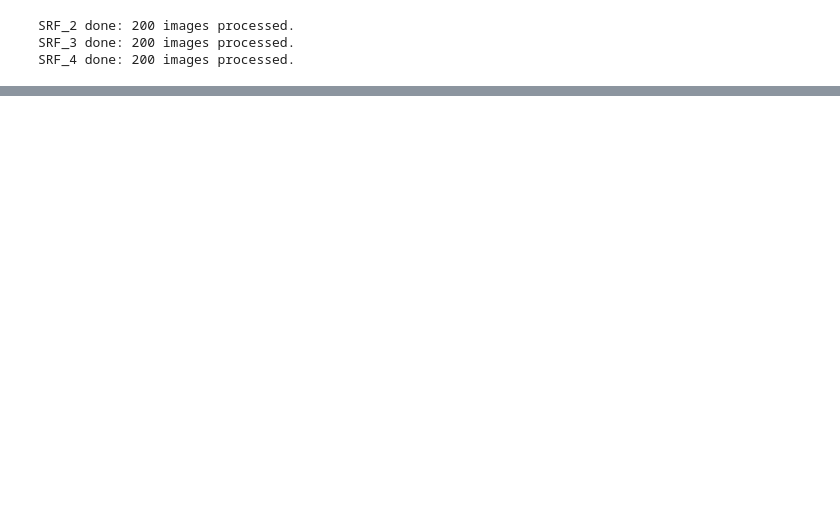
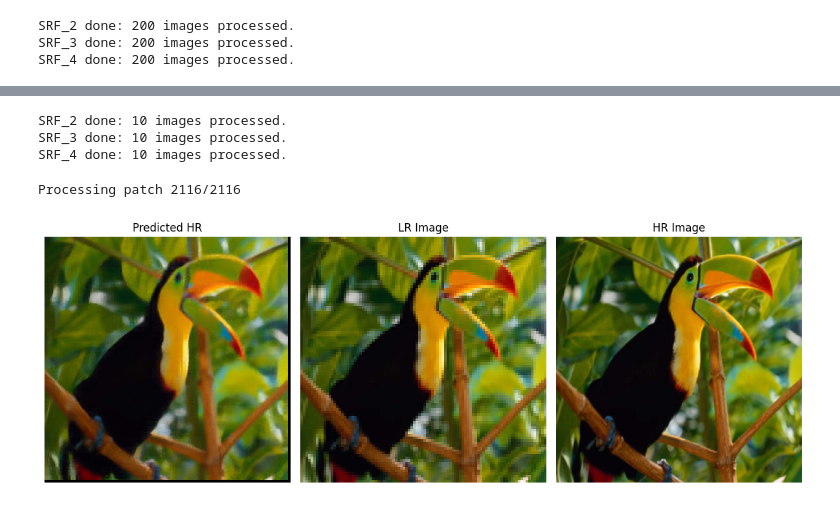
Before and after one commit to caoTayTang/image_super_resolution_traditional_cv, a Jupyter notebook: notebooks/experiments_ml_patch.ipynb, the cells around one changed output, grey strips where cells are left out. Cells and saved outputs as stored; diff of their text form; code cells hidden in the pictures; blank space fills up the shorter version.

```diff
--- a/notebooks/experiments_ml_patch.ipynb
+++ b/notebooks/experiments_ml_patch.ipynb
@@ -57,0 +33,39 @@ LR patch 0 shape: (5, 5, 3)
+# %%
+# tách tập target img thành 2 folder lr và hr
+target_dir = '../data/jbhuang0604 SelfExSR master data/Set5'
+target_output_dir = ['../data/target_lr', '../data/target_hr']
+utils.img_classify(target_dir, target_output_dir)
+# %% [output]
+SRF_2 done: 10 images processed.
+SRF_3 done: 10 images processed.
+SRF_4 done: 10 images processed.
+# %%
+# chia patch cho ảnh target lr, hr k xài tới
+lr_img_path = '../data/target_lr/LR_x3/img_002_SRF_3_LR.png'
+LR_patches, target_LR_features_patches, target_lr_y_mean = ml_patch.extract_patches_per_image(lr_img_path, hr_img_path=None, scale=2, patch_size=5, overlap=0.5)
+# %%
+LR_features_patches = np.load('../data/YIQ_patches/LR_features_patches_x3.npy')
+HR_centered_patches = np.load('../data/YIQ_patches/HR_centered_patches_x3.npy')
+
+predicted_HR_patches = []
+
+knn_model, feat_vectors = ml_patch.build_knn_idx(LR_features_patches, k=5)
+
+"""
+1. Duyệt qua từng patch của ảnh target LR
+2. Với mỗi patch, tìm k patch lân cận gần nhất trong tập training
+3. Tính trọng số w dựa trên patch LR mục tiêu và các patch lân cận
+4. Áp dụng trọng số w vào các patch HR tương ứng để dự đoán patch HR
+5. Lưu patch HR đã dự đoán vào danh sách predicted_HR_patches
+"""
+for i, patch in enumerate(target_LR_features_patches):
+    print(f'Processing patch {i+1}/{len(target_LR_features_patches)}', end='\r')
+    distances, indices = ml_patch.query_knn(knn_model, feat_vectors=feat_vectors, query_feat=patch, k=5)
+    neighbor_vecs = feat_vectors[indices]
+    w = ml_patch.compute_weights(patch, neighbor_vecs, epsilon=1e-6)
+    neighbor_hr_patches = HR_centered_patches[indices]
+    lr_y_mean = target_lr_y_mean[i]
+    predicted_HR_patch = ml_patch.map_hr_patches(neighbor_hr_patches, w, lr_y_mean)
+    predicted_HR_patches.append(predicted_HR_patch)
+# %% [output]
+Processing patch 2116/2116
@@ -57,0 +104,31 @@ LR patch 0 shape: (5, 5, 3)
+# %%
+# đọc lr image
+lr_img = cv2.imread(lr_img_path, cv2.IMREAD_COLOR)
+lr_img = cv2.cvtColor(lr_img, cv2.COLOR_BGR2RGB)
+
+# expected hr image
+hr_img = cv2.imread('../data/target_hr/HR_x3/img_002_SRF_3_HR.png', cv2.IMREAD_COLOR)
+hr_img = cv2.cvtColor(hr_img, cv2.COLOR_BGR2RGB)
+
+# tạo figure với 1 hàng, 2 cột
+fig, axes = plt.subplots(1, 3, figsize=(12, 6))  # 1 row, 2 columns
+
+# ảnh Predicted HR
+axes[0].imshow(predicted_HR_img)
+axes[0].set_title('Predicted HR')
+axes[0].axis('off')
+
+# ảnh LR
+axes[1].imshow(lr_img)
+axes[1].set_title('LR Image')
+axes[1].axis('off')
+
+# ảnh HR
+axes[2].imshow(hr_img)
+axes[2].set_title('HR Image')
+axes[2].axis('off')
+
+plt.tight_layout()
+plt.show()
+# %% [output]
+[figure, added]
```
Also changed, not shown: parts of 4 cells of this notebook, 39 other files.
